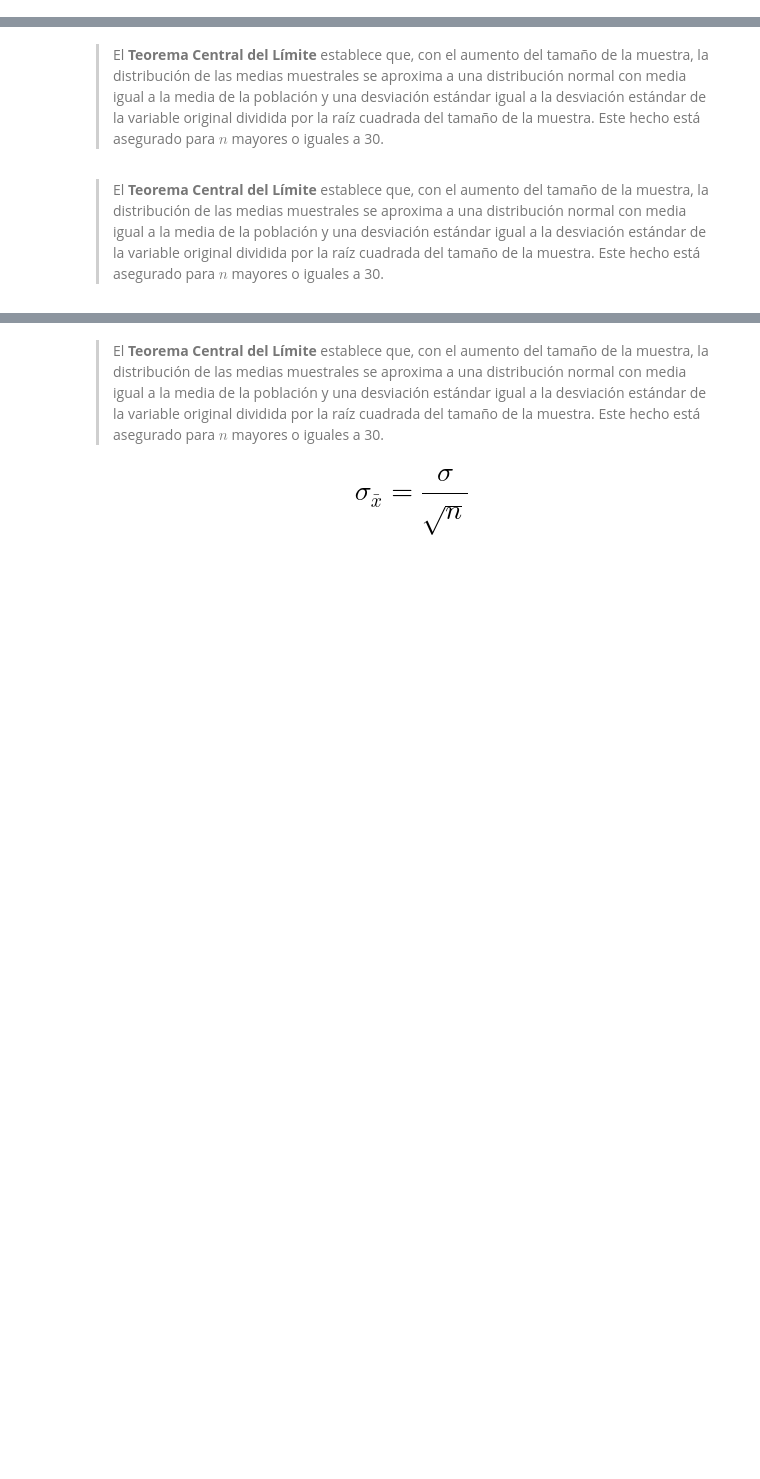
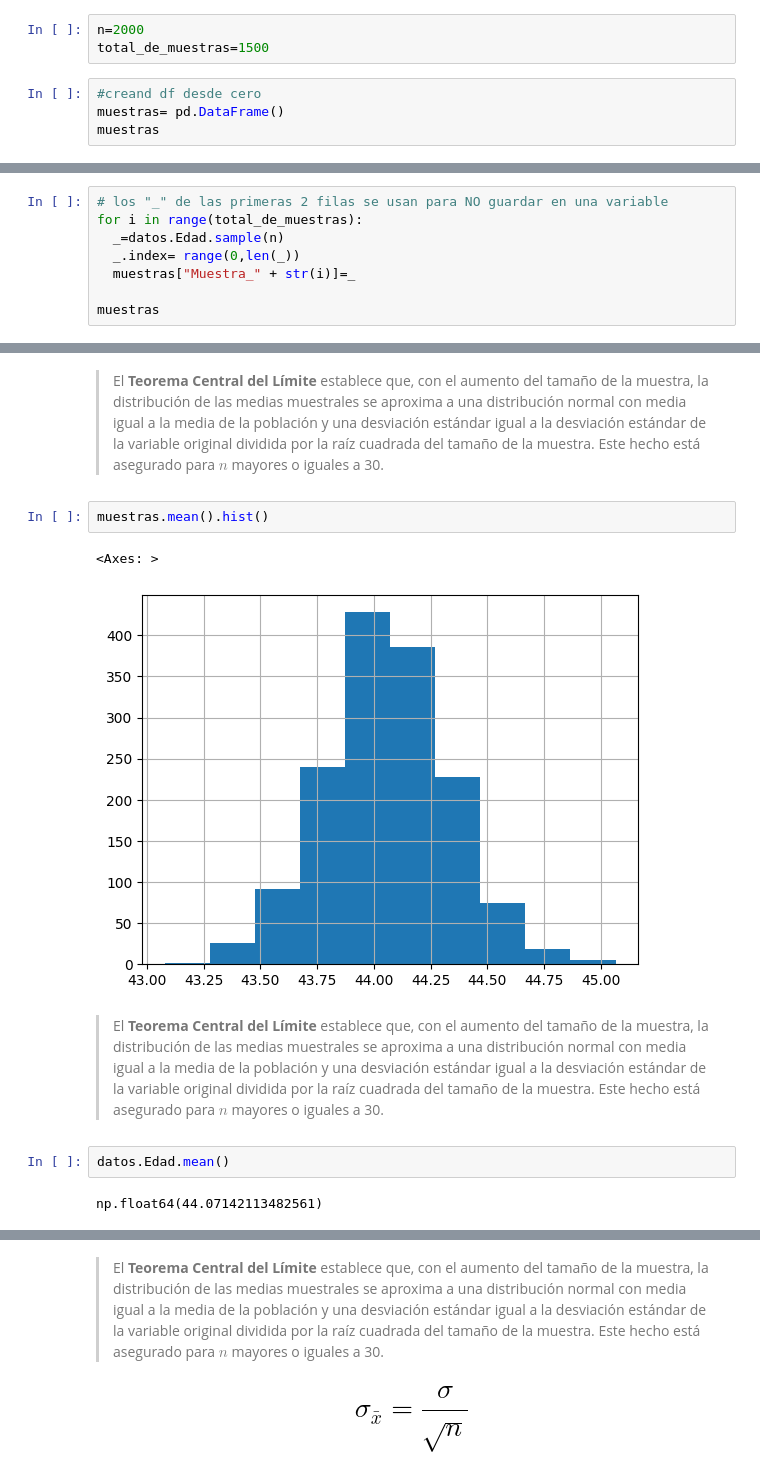
Before and after one commit to Ivan8Garcia/data-science, a Jupyter notebook: CURSO_DE_ESTADÍSTICA_PARTE_2.ipynb, the cells around one changed output, grey strips where cells are left out. Cells and saved outputs as stored; diff of their text form; blank space fills up the shorter version.

```diff
--- a/CURSO_DE_ESTADÍSTICA_PARTE_2.ipynb
+++ b/CURSO_DE_ESTADÍSTICA_PARTE_2.ipynb
@@ -1028,3 +1066,10 @@ Es la forma de hacer suposiciones generalizadas sobre los parámetros de una pob
 La desviación estándar de las medias muestrales se conoce como **error estándar de la media**
 # %% [markdown]
 ### Entendiendo el Teorema Central del Límite
+# %%
+n=2000
+total_de_muestras=1500
+# %%
+#creand df desde cero
+muestras= pd.DataFrame()
+muestras
@@ -1030,0 +1078,8 @@ La desviación estándar de las medias muestrales se conoce como **error estánd
+# %%
+# los "_" de las primeras 2 filas se usan para NO guardar en una variable
+for i in range(total_de_muestras):
+  _=datos.Edad.sample(n)
+  _.index= range(0,len(_))
+  muestras["Muestra_" + str(i)]=_
+
+muestras
@@ -1031,4 +1118,13 @@ La desviación estándar de las medias muestrales se conoce como **error estánd
 # %% [markdown]
 > El **Teorema Central del Límite** establece que, con el aumento del tamaño de la muestra, la distribución de las medias muestrales se aproxima a una distribución normal con media igual a la media de la población y una desviación estándar igual a la desviación estándar de la variable original dividida por la raíz cuadrada del tamaño de la muestra. Este hecho está asegurado para $n$ mayores o iguales a 30.
+# %%
+muestras.mean().hist()
+# %% [output]
+<Axes: >
+[figure, added]
 # %% [markdown]
 > El **Teorema Central del Límite** establece que, con el aumento del tamaño de la muestra, la distribución de las medias muestrales se aproxima a una distribución normal con media igual a la media de la población y una desviación estándar igual a la desviación estándar de la variable original dividida por la raíz cuadrada del tamaño de la muestra. Este hecho está asegurado para $n$ mayores o iguales a 30.
+# %%
+datos.Edad.mean()
+# %% [output]
+np.float64(44.07142113482561)
```
Also changed, not shown: parts of 15 cells of this notebook.
